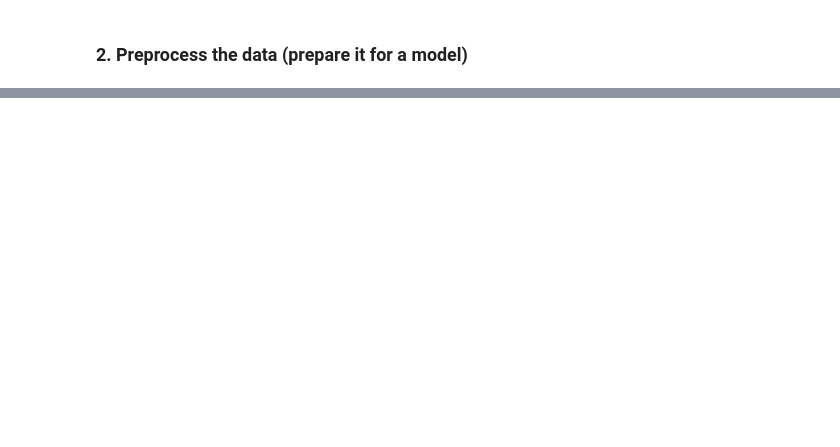
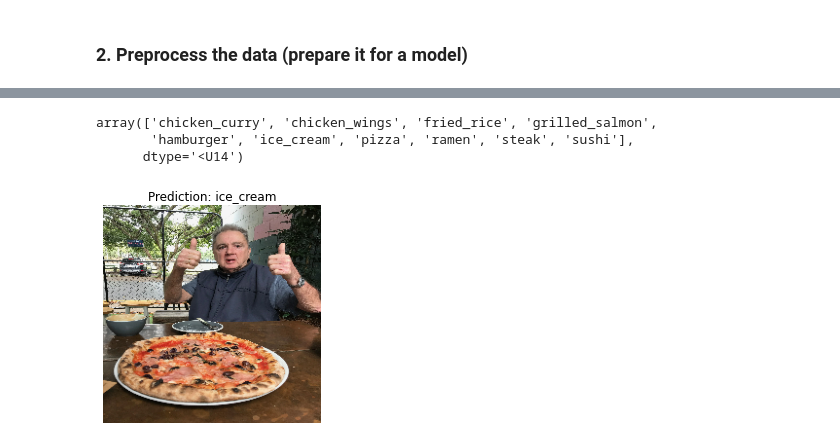
Before and after one commit to Nikitaion/TensorFlowLearning, a Jupyter notebook: 03_convolutional_neural_networks_in_tensorflow.ipynb, the cells around one changed output, grey strips where cells are left out. Drawn from its saved outputs; the diff is of its cells as text; code cells hidden in the pictures; blank space fills up the shorter version.

```diff
--- a/03_convolutional_neural_networks_in_tensorflow.ipynb
+++ b/03_convolutional_neural_networks_in_tensorflow.ipynb
@@ -1572,0 +1957,7 @@ from tensorflow.keras.preprocessing.image import ImageDataGenerator
+# %%
+# What classes has our model been trained on?
+class_names
+# %% [output]
+array(['chicken_curry', 'chicken_wings', 'fried_rice', 'grilled_salmon',
+       'hamburger', 'ice_cream', 'pizza', 'ramen', 'steak', 'sushi'],
+      dtype='<U14')
@@ -1572,0 +1971,23 @@ from tensorflow.keras.preprocessing.image import ImageDataGenerator
+# %%
+# Adjust pred_and_plot function to work with multi-class
+def pred_and_plot(model, filename, class_names):
+  """
+  Imports an image located at filename, makes a prediction on it with
+  a trained model and plots the image with the predicted class as the title.
+  """
+  # Import the target image and preprocess it
+  img = load_and_prep_image(filename)
+
+  # Make a prediction
+  pred = model.predict(tf.expand_dims(img, axis=0))
+
+  # Get the predicted class
+  if len(pred[0]) > 1: # check for multi-class
+    pred_class = class_names[pred.argmax()] # if more than one output, take the max
+  else:
+    pred_class = class_names[int(tf.round(pred)[0][0])] # if only one output, round
+
+  # Plot the image and predicted class
+  plt.imshow(img)
+  plt.title(f"Prediction: {pred_class}")
+  plt.axis(False);
@@ -1572,0 +2014,7 @@ from tensorflow.keras.preprocessing.image import ImageDataGenerator
+# %%
+# Make a prediction using model_10
+pred_and_plot(model=model_10,
+              filename="03-pizza-dad.jpeg",
+              class_names=class_names)
+# %% [output]
+[figure, added]
```
Also changed, not shown: parts of 47 cells of this notebook.
